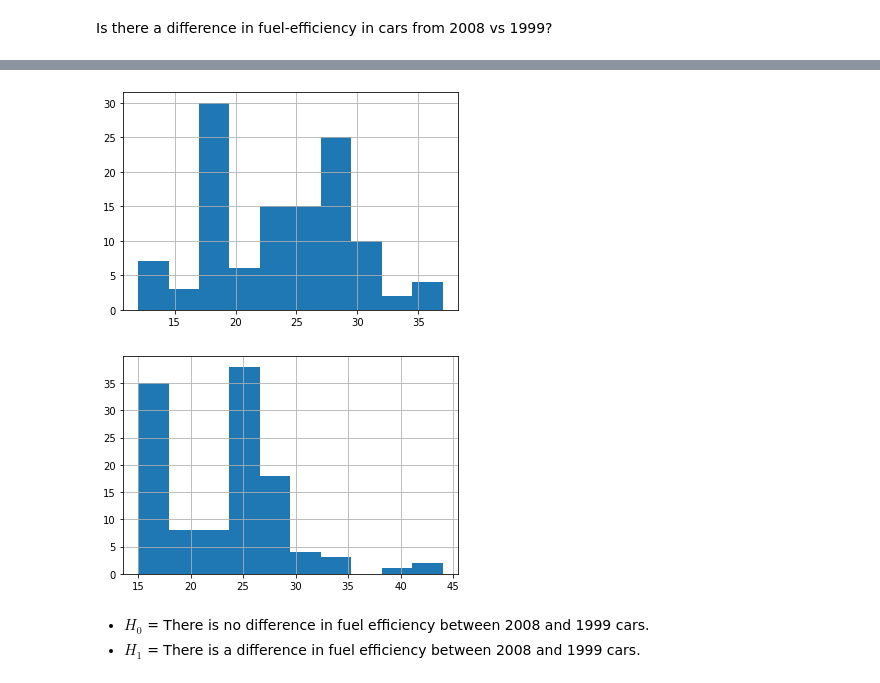
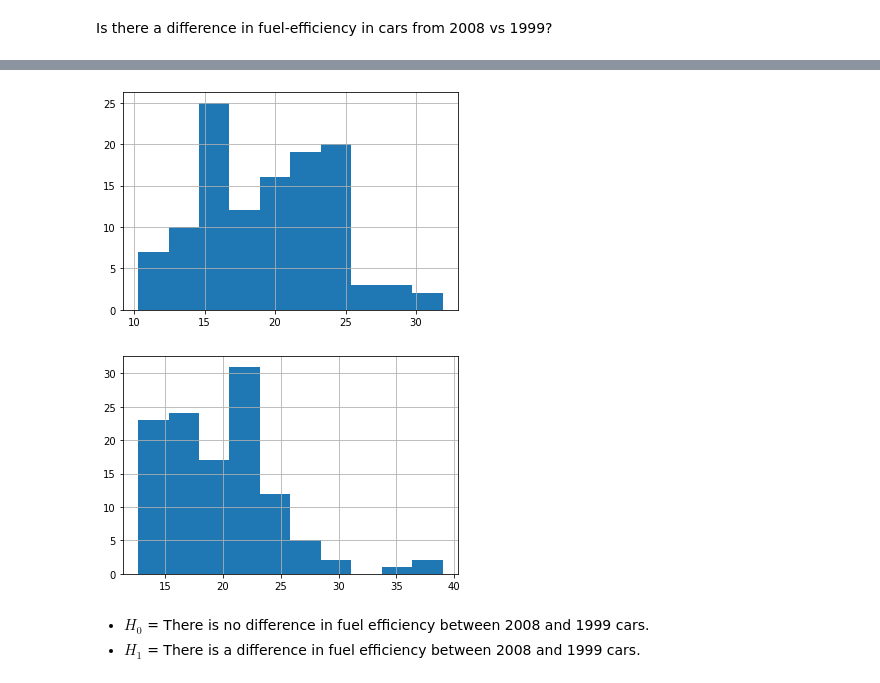
Before and after one commit to mwboiss/statistics-exercises, a Jupyter notebook: hypothesis_testing.ipynb, the cells around one changed output, grey strips where cells are left out. Cells and saved outputs as stored; diff of their text form; code cells hidden in the pictures.

```diff
--- a/hypothesis_testing.ipynb
+++ b/hypothesis_testing.ipynb
@@ -120,15 +147,15 @@ mpg_1999 = mpg[mpg.year == 1999]
 # %%
 # Plot
 # %%
-mpg_2008.hwy.hist()
+mpg_2008.avg_fe.hist()
 plt.show()
 # %% [output]
-[figure, old version]
+[figure, new version]
 # %%
-mpg_1999.hwy.hist()
+mpg_1999.avg_fe.hist()
 plt.show()
 # %% [output]
-[figure, old version]
+[figure, new version]
 # %%
 ## Hypothesis
 # %% [markdown]
```
Also changed, not shown: parts of 44 cells of this notebook, 1 other file.
